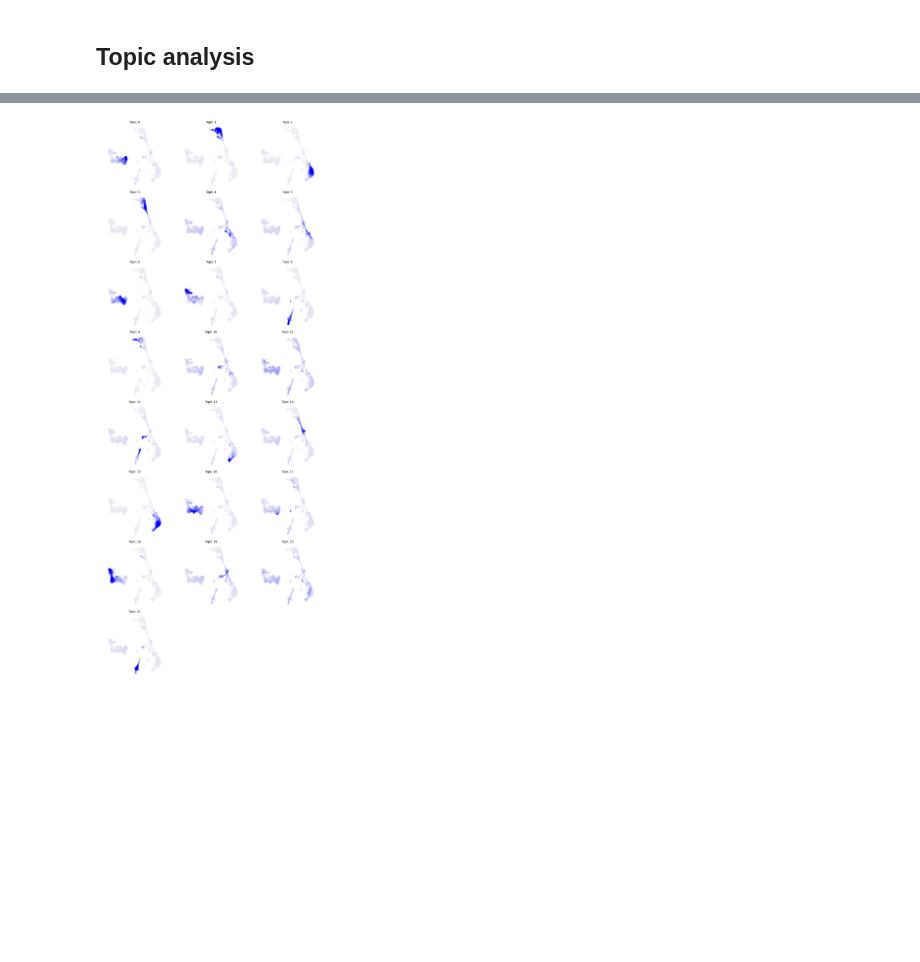
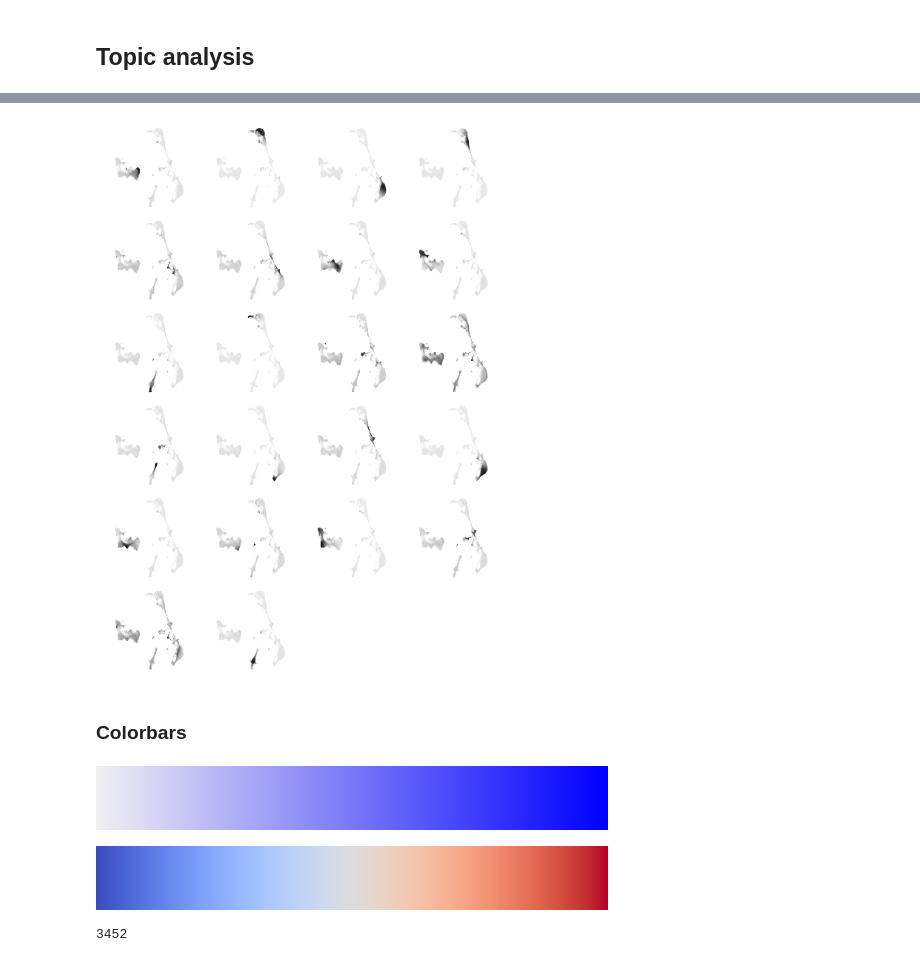
Before and after one commit to AllenWLynch/CODA-reproduction, a Jupyter notebook: F1_silhouette_scoring.ipynb, the cells around one changed output, grey strips where cells are left out. Cells and saved outputs as stored; diff of their text form; code cells hidden in the pictures; blank space fills up the shorter version.

```diff
--- a/F1_silhouette_scoring.ipynb
+++ b/F1_silhouette_scoring.ipynb
@@ -160,7 +234,7 @@ silhouette_cols = ['X_umap_features_batch-silhouette', 'X_umap_features_silhouet
        'scvi_features_batch-silhouette', 'scvi_features_silhouette',
        'scanvi_features_batch-silhouette', 'scanvi_features_silhouette',
        'X_harmony_batch-silhouette', 'X_harmony_silhouette',
-       'X_pca_batch-silhouette', 'X_pca_silhouette']
+       'X_pca_batch-silhouette', 'X_pca_silhouette','X_scanorama_batch-silhouette','X_scanorama_silhouette']
 
 silhouettes = rna_data.obs[silhouette_cols].mean(0).to_frame().reset_index()\
     .rename(columns = {'index' : 'space_type', 0 : 'score'})
@@ -238,3 +433,24 @@ plt.savefig('figure1/silhouette_cascade_plot.svg', bbox_inches = 'tight',
 ## Topic analysis
 # %%
 from mira.plots.base import map_plot, plot_umap, map_colors
+# %%
+def topic_umap(ax, topic):
+
+    ax = plot_umap(
+        rna_data.obsm['MIRA_umap_features_UMAP'],
+        rna_data.obs_vector(topic),
+        palette=sns.color_palette('light:black', as_cmap=True),
+        figsize=(5,5),
+        size = 0.1,
+        add_legend=False,
+        vmin=-0.025,
+        ax = ax,
+        title = None,#'Topic ' + topic.split('_')[-1],
+        edgecolor = None,
+        linewidth = 0.
+    )
+    ax.set_xmargin(0.2)
+    ax.set_xmargin(0.2)
+
+map_plot(topic_umap, [['topic_' + str(x)] for x in [1, 13, 5, 0]], plots_per_row=2, height=3, aspect=1.1)
+plt.savefig('figure1/selected_topics.png', bbox_inches = 'tight', dpi = 300)
@@ -241,22 +462,19 @@ from mira.plots.base import map_plot, plot_umap, map_colors
 # %%
-def topic_umap(ax, topic):
-
-    ax = plot_umap(
-        rna_data.obsm['MIRA_umap_features_UMAP'],
-        rna_data.obs_vector(topic),
-        palette=sns.color_palette('light:blue', as_cmap=True),
-        figsize=(5,5),
-        size = 0.1,
-        add_legend=False,
-        vmin=-0.0,
-        vmax = 0.5,
-        ax = ax,
-        title = 'Topic ' + topic.split('_')[-1]
-    )
-    ax.set_xmargin(0.2)
-    ax.set_xmargin(0.2)
-
-map_plot(topic_umap, [[x] for x in mira_model.topic_cols], plots_per_row=3, height=4, aspect=1.1)
-plt.savefig('figure1/topics.png', bbox_inches = 'tight', dpi = 300)
+map_plot(topic_umap, [[x] for x in mira_model.topic_cols], plots_per_row=4, height=1.75, aspect=1.1)
+plt.savefig('sup1/RNA_topics.png', bbox_inches = 'tight', dpi = 300)
 # %% [output]
-[figure, old version]
+[figure, new version]
+# %% [markdown]
+### Colorbars
+# %%
+sns.color_palette('light:blue', as_cmap=True)
+# %% [output]
+[figure, added]
+# %%
+sns.color_palette('coolwarm', as_cmap=True)
+# %% [output]
+[figure, added]
+# %%
+len(mira_model.features)
+# %% [output]
+3452
```
Also changed, not shown: parts of 35 cells of this notebook, 11 other files.
